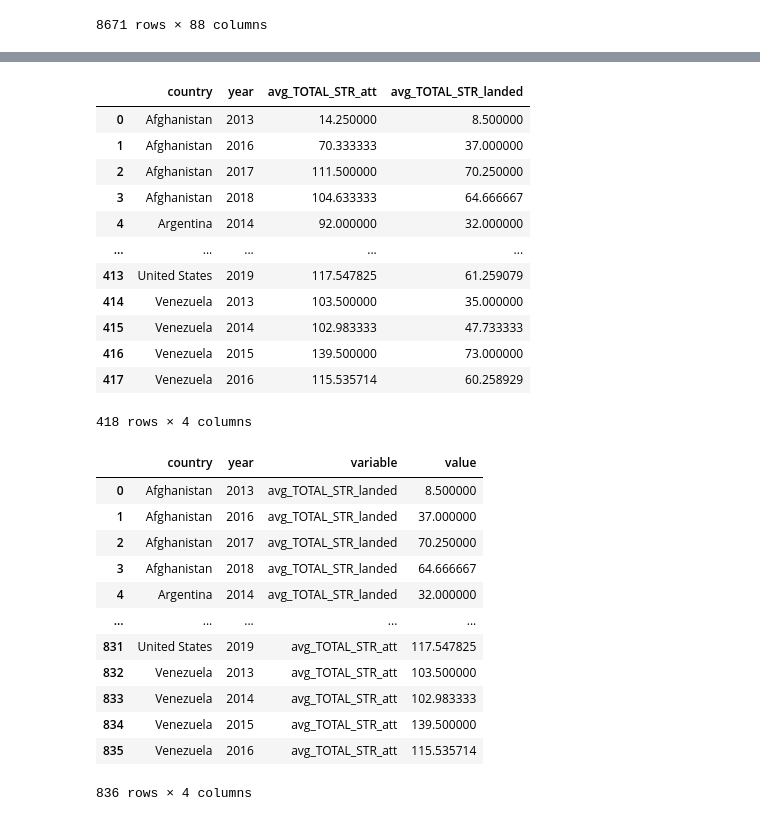
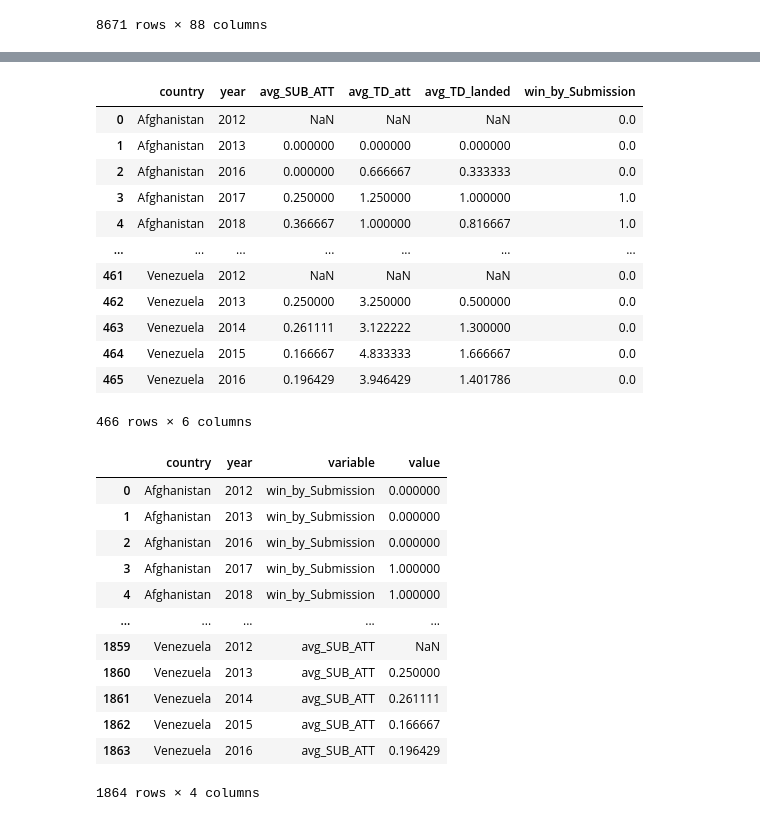
Before and after one commit to ekoly/DS-Unit-1-Build, a Jupyter notebook: ipynb/explore_data.ipynb, the cells around one changed output, grey strips where cells are left out. Drawn from its saved outputs; the diff is of its cells as text; code cells hidden in the pictures.

```diff
--- a/ipynb/explore_data.ipynb
+++ b/ipynb/explore_data.ipynb
@@ -448,7 +448,9 @@ fighters_df
 8671 rows × 88 columns
 # %%
 values = ["win_by_Decision_Majority", "win_by_Decision_Split", "win_by_Decision_Unanimous", "win_by_KO/TKO", "win_by_Submission", "win_by_TKO_Doctor_Stoppage"]
-win_df = pd.DataFrame()
+values = ["avg_TOTAL_STR_att", "avg_TOTAL_STR_landed", "avg_TD_att", "avg_TD_landed", "avg_SUB_ATT"]
+
+values = ["win_by_Submission", "avg_TD_att", "avg_TD_landed", "avg_SUB_ATT"]
 # %%
 wins_df = fighters_df.pivot_table(values=values, index=["age_group", "country"]).reset_index(["age_group", "country"])
 wins_df
@@ -508,35 +489,35 @@ for value in values:
 # %%
-strikes_df = fighters_df.pivot_table(values=["avg_TOTAL_STR_att", "avg_TOTAL_STR_landed"], index=["country", "year"]).reset_index(["country", "year"])
+strikes_df = fighters_df.pivot_table(values=values, index=["country", "year"]).reset_index(["country", "year"])
 strikes_df
 # %% [output]
-|  | country | year | avg_TOTAL_STR_att | avg_TOTAL_STR_landed |
-| 0 | Afghanistan | 2013 | 14.250000 | 8.500000 |
-| 1 | Afghanistan | 2016 | 70.333333 | 37.000000 |
-| 2 | Afghanistan | 2017 | 111.500000 | 70.250000 |
-| 3 | Afghanistan | 2018 | 104.633333 | 64.666667 |
-| 4 | Argentina | 2014 | 92.000000 | 32.000000 |
-| ... | ... | ... | ... | ... |
-| 413 | United States | 2019 | 117.547825 | 61.259079 |
-| 414 | Venezuela | 2013 | 103.500000 | 35.000000 |
-| 415 | Venezuela | 2014 | 102.983333 | 47.733333 |
-| 416 | Venezuela | 2015 | 139.500000 | 73.000000 |
-| 417 | Venezuela | 2016 | 115.535714 | 60.258929 |
+|  | country | year | avg_SUB_ATT | avg_TD_att | avg_TD_landed | win_by_Submission |
+| 0 | Afghanistan | 2012 | NaN | NaN | NaN | 0.0 |
+| 1 | Afghanistan | 2013 | 0.000000 | 0.000000 | 0.000000 | 0.0 |
+| 2 | Afghanistan | 2016 | 0.000000 | 0.666667 | 0.333333 | 0.0 |
+| 3 | Afghanistan | 2017 | 0.250000 | 1.250000 | 1.000000 | 1.0 |
+| 4 | Afghanistan | 2018 | 0.366667 | 1.000000 | 0.816667 | 1.0 |
+| ... | ... | ... | ... | ... | ... | ... |
+| 461 | Venezuela | 2012 | NaN | NaN | NaN | 0.0 |
+| 462 | Venezuela | 2013 | 0.250000 | 3.250000 | 0.500000 | 0.0 |
+| 463 | Venezuela | 2014 | 0.261111 | 3.122222 | 1.300000 | 0.0 |
+| 464 | Venezuela | 2015 | 0.166667 | 4.833333 | 1.666667 | 0.0 |
+| 465 | Venezuela | 2016 | 0.196429 | 3.946429 | 1.401786 | 0.0 |
-418 rows × 4 columns
+466 rows × 6 columns
 # %%
-strikes_df = strikes_df.melt(id_vars=["country", "year"], value_vars=["avg_TOTAL_STR_landed", "avg_TOTAL_STR_att"])
+strikes_df = strikes_df.melt(id_vars=["country", "year"], value_vars=values)
 strikes_df
 # %% [output]
 |  | country | year | variable | value |
-| 0 | Afghanistan | 2013 | avg_TOTAL_STR_landed | 8.500000 |
-| 1 | Afghanistan | 2016 | avg_TOTAL_STR_landed | 37.000000 |
-| 2 | Afghanistan | 2017 | avg_TOTAL_STR_landed | 70.250000 |
-| 3 | Afghanistan | 2018 | avg_TOTAL_STR_landed | 64.666667 |
-| 4 | Argentina | 2014 | avg_TOTAL_STR_landed | 32.000000 |
+| 0 | Afghanistan | 2012 | win_by_Submission | 0.000000 |
+| 1 | Afghanistan | 2013 | win_by_Submission | 0.000000 |
+| 2 | Afghanistan | 2016 | win_by_Submission | 0.000000 |
+| 3 | Afghanistan | 2017 | win_by_Submission | 1.000000 |
+| 4 | Afghanistan | 2018 | win_by_Submission | 1.000000 |
 | ... | ... | ... | ... | ... |
-| 831 | United States | 2019 | avg_TOTAL_STR_att | 117.547825 |
-| 832 | Venezuela | 2013 | avg_TOTAL_STR_att | 103.500000 |
-| 833 | Venezuela | 2014 | avg_TOTAL_STR_att | 102.983333 |
-| 834 | Venezuela | 2015 | avg_TOTAL_STR_att | 139.500000 |
-| 835 | Venezuela | 2016 | avg_TOTAL_STR_att | 115.535714 |
+| 1859 | Venezuela | 2012 | avg_SUB_ATT | NaN |
+| 1860 | Venezuela | 2013 | avg_SUB_ATT | 0.250000 |
+| 1861 | Venezuela | 2014 | avg_SUB_ATT | 0.261111 |
+| 1862 | Venezuela | 2015 | avg_SUB_ATT | 0.166667 |
+| 1863 | Venezuela | 2016 | avg_SUB_ATT | 0.196429 |
-836 rows × 4 columns
+1864 rows × 4 columns
 # %%
```
Also changed, not shown: parts of 5 cells of this notebook.
